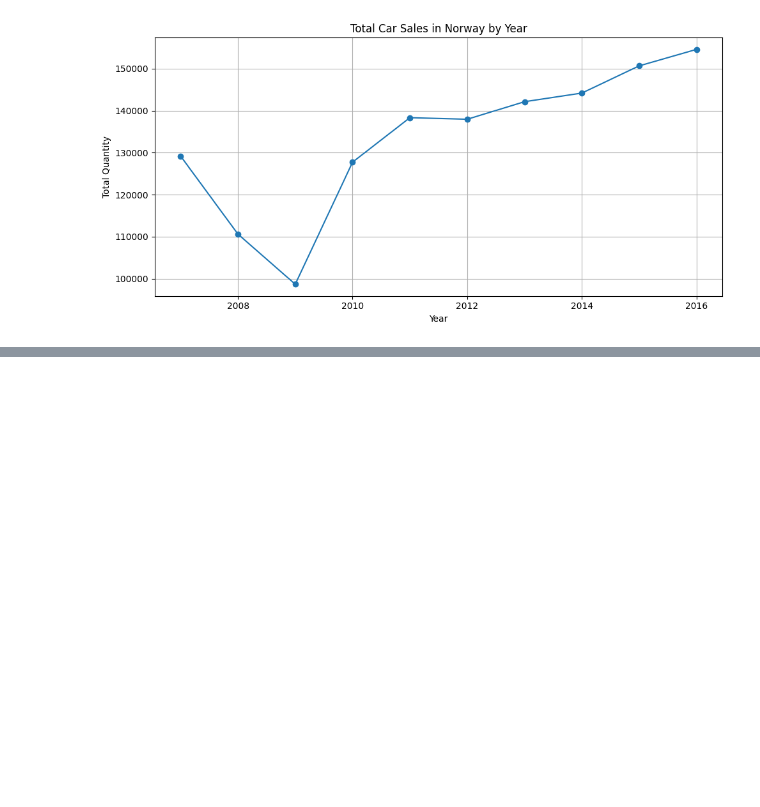
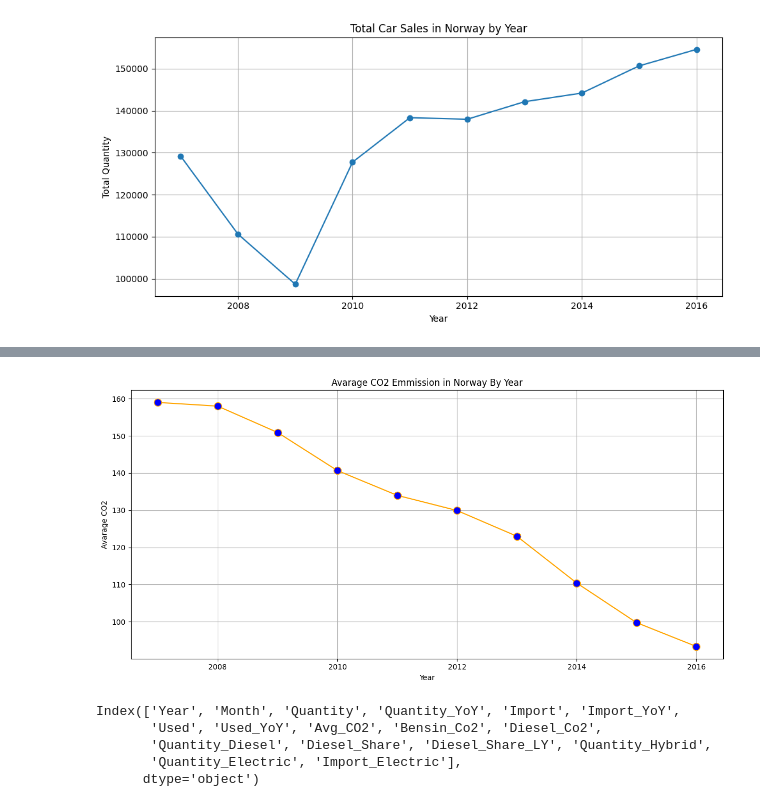
Before and after one commit to Nirre23/data_visualization, a Jupyter notebook: exercises/exercise0/car_sales_month.ipynb, the cells around one changed output, grey strips where cells are left out. Cells and saved outputs as stored; diff of their text form; code cells hidden in the pictures; blank space fills up the shorter version.

```diff
--- a/exercises/exercise0/car_sales_month.ipynb
+++ b/exercises/exercise0/car_sales_month.ipynb
@@ -84,0 +90,2 @@ plt.plot(import_per_year.index,import_per_year.values,linestyle='--',marker = 'X
+# %%
+avarage_C02 = df.groupby('Year')['Avg_CO2'].mean()
@@ -84,0 +100,28 @@ plt.plot(import_per_year.index,import_per_year.values,linestyle='--',marker = 'X
+# %%
+avarage_C02= avarage_C02[avarage_C02.index != 2017]
+# %%
+plt.figure(figsize=(12,6))
+plt.plot(avarage_C02.index,
+         avarage_C02.values,
+         marker='o',
+         linestyle='-',
+         color ='orange',
+         markerfacecolor='blue',
+         markersize=10,
+         alpha=1)
+plt.xlabel("Year")
+plt.ylabel("Avarage CO2")
+plt.title("Avarage CO2 Emmission in Norway By Year")
+plt.tight_layout()
+plt.grid(True)
+plt.savefig('../plots/avarage_C02.png')
+# %% [output]
+[figure, added]
+# %%
+df.columns
+# %% [output]
+Index(['Year', 'Month', 'Quantity', 'Quantity_YoY', 'Import', 'Import_YoY',
+       'Used', 'Used_YoY', 'Avg_CO2', 'Bensin_Co2', 'Diesel_Co2',
+       'Quantity_Diesel', 'Diesel_Share', 'Diesel_Share_LY', 'Quantity_Hybrid',
+       'Quantity_Electric', 'Import_Electric'],
+      dtype='object')
```
Also changed, not shown: parts of 6 cells of this notebook, 4 other files.
